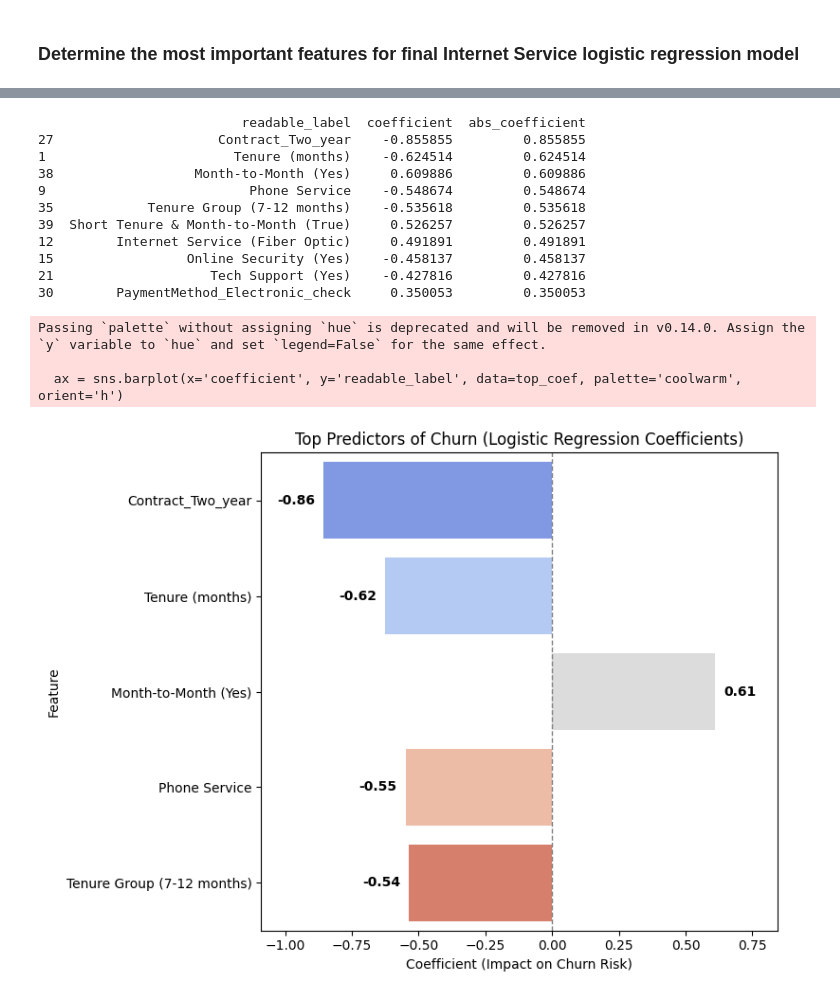
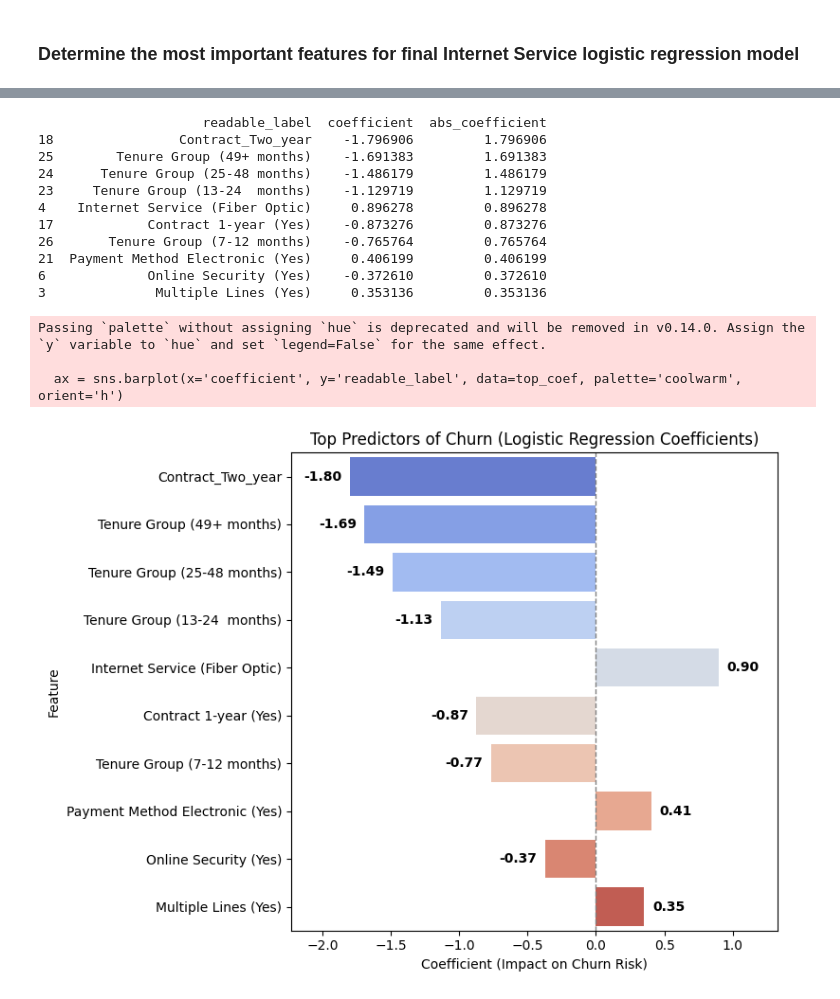
Before and after one commit to amschiltz/springboard_projects, a Jupyter notebook: Capstone_2/notebooks/04_telco_churn_modeling.ipynb, the cells around one changed output, grey strips where cells are left out. Saved outputs shown, nothing was run; the diff lists cells and outputs as text; code cells hidden in the pictures.

Commit message:
Revise model selection rationale, coefficient interpretation, and threshold justification for final logistic regression churn model

```diff
--- a/Capstone_2/notebooks/04_telco_churn_modeling.ipynb
+++ b/Capstone_2/notebooks/04_telco_churn_modeling.ipynb
@@ -1040,12 +851,0 @@ Note: In practice, the optimal model choice may depend on additional business fa
-# %%
-
-# Best params from GridSearchCV for Logistic Regression (All Features)
-# LogisticRegression(C=0.1, class_weight='balanced', max_iter=1000 random_state=42, solver='liblinear')
-
-final_logreg_all_features = LogisticRegression(
-    **grid.best_params_,
-    max_iter=1000,
-    random_state=SEED
-)
-
-final_logreg_all_features.fit(X_train_final_clean, y_train)
@@ -1057,12 +854,12 @@ LogisticRegression(C=0.1, class_weight='balanced', max_iter=1000,
 # %%
 # Best parameters: {'C': 1, 'class_weight': 'balanced', 'penalty': 'l2', 'solver': 'liblinear'}
 
-final_logreg_internet_service = LogisticRegression(
+final_logreg_all_add_ons = LogisticRegression(
     **internet_service_grid.best_params_,
     max_iter=1000,
     random_state=SEED
 )
-final_logreg_internet_service.fit(X_train_internet_service, y_train)
+final_logreg_all_add_ons.fit(X_train_all_add_ons, y_train)
 # %% [output]
 LogisticRegression(C=1, class_weight='balanced', max_iter=1000, random_state=42,
                    solver='liblinear')
@@ -1204,19 +922,20 @@ Top 10 important predictors for Final All Features Logistic Regression Model:
 # Determine most important predictors for final Internet Service logistic regression model
 
 # Get feature names and coefficients
-feature_names_internet_service = X_train_internet_service.columns
-coefs_internet_service = final_logreg_internet_service.coef_.flatten()
+feature_names_all_add_ons = X_train_all_add_ons.columns
+coefs_all_add_ons = final_logreg_all_add_ons.coef_.flatten()
 
 # Create DataFrame of features and coefficients
-coef_df_internet_service = pd.DataFrame({
-    'feature': feature_names_internet_service,
-    'coefficient': coefs_internet_service,
-    'abs_coefficient': np.abs(coefs_internet_service)
+coef_df_all_add_ons = pd.DataFrame({
+    'feature': feature_names_all_add_ons,
+    'coefficient': coefs_all_add_ons,
+    'abs_coefficient': np.abs(coefs_all_add_ons)
 })
 
 # Sort by absolute value of coefficient (importance)
-coef_df_internet_service = coef_df_internet_service.sort_values('abs_coefficient', ascending=False)
+coef_df_all_add_ons = coef_df_all_add_ons.sort_values('abs_coefficient', ascending=False)
 
 # Display top 10 predictors
-print(coef_df_internet_service.head(10))
+print("Top 10 important predictors for Final All Add-Ons Logistic Regression Model:")
+print(coef_df_all_add_ons.head(10))
 # %% [output]
@@ -1246,58 +994,58 @@ manifest = pd.read_csv('../references/telco_column_role_manifest_with_labels.csv
 feature_map = dict(zip(manifest['column_name'], manifest['readable_label']))
 
 # Map features in coef_df to readable labels
-coef_df['readable_label'] = coef_df['feature'].map(feature_map).fillna(coef_df['feature'])
+coef_df_all_add_ons['readable_label'] = coef_df_all_add_ons['feature'].map(feature_map).fillna(coef_df_all_add_ons['feature'])
 
 # Display top predictors with readable labels
-print(coef_df[['readable_label', 'coefficient', 'abs_coefficient']].head(10))
+print(coef_df_all_add_ons[['readable_label', 'coefficient', 'abs_coefficient']].head(10))
 # %% [output]
-                          readable_label  coefficient  abs_coefficient
-27                     Contract_Two_year    -0.855855         0.855855
-1                        Tenure (months)    -0.624514         0.624514
-38                  Month-to-Month (Yes)     0.609886         0.609886
-9                          Phone Service    -0.548674         0.548674
-35            Tenure Group (7-12 months)    -0.535618         0.535618
-39  Short Tenure & Month-to-Month (True)     0.526257         0.526257
-12        Internet Service (Fiber Optic)     0.491891         0.491891
-15                 Online Security (Yes)    -0.458137         0.458137
-21                    Tech Support (Yes)    -0.427816         0.427816
-30        PaymentMethod_Electronic_check     0.350053         0.350053
+                     readable_label  coefficient  abs_coefficient
+18                Contract_Two_year    -1.796906         1.796906
+25        Tenure Group (49+ months)    -1.691383         1.691383
+24      Tenure Group (25-48 months)    -1.486179         1.486179
+23     Tenure Group (13-24  months)    -1.129719         1.129719
+4    Internet Service (Fiber Optic)     0.896278         0.896278
+17            Contract 1-year (Yes)    -0.873276         0.873276
+26       Tenure Group (7-12 months)    -0.765764         0.765764
+21  Payment Method Electronic (Yes)     0.406199         0.406199
+6             Online Security (Yes)    -0.372610         0.372610
+3              Multiple Lines (Yes)     0.353136         0.353136
 # %%
 # Plot top predictors for churn from logistic regression model
 
-top_n = 5
-top_coef = coef_df.head(top_n).copy()
+top_n = 10
+top_coef = coef_df_all_add_ons.head(top_n).copy()
 plt.figure(figsize=(8, 6))  # Wide figure for more space
 ax = sns.barplot(x='coefficient', y='readable_label', data=top_coef, palette='coolwarm', orient='h')
 plt.title('Top Predictors of Churn (Logistic Regression Coefficients)')
 plt.xlabel('Coefficient (Impact on Churn Risk)')
 plt.ylabel('Feature')
 plt.axvline(0, color='gray', linestyle='--', linewidth=1)
 
 # Set x-limits to add more space for annotation text
 xlim = ax.get_xlim()
 x_pad = 0.1 * (xlim[1] - xlim[0])
 plt.xlim(xlim[0] - x_pad, xlim[1] + x_pad)
 
 # Annotate each bar with its coefficient value, always outside the bar
 for bar, coef in zip(ax.patches, top_coef['coefficient']):
     x = bar.get_width()
     y = bar.get_y() + bar.get_height() / 2
     if x >= 0:
         text_x = x + 0.02 * (xlim[1] - xlim[0])
         ha = 'left'
     else:
         text_x = x - 0.02 * (xlim[1] - xlim[0])
         ha = 'right'
     ax.text(text_x, y, f'{coef:.2f}', va='center', ha=ha, color='black', fontsize=10, fontweight='bold', clip_on=False)
 
 plt.tight_layout()
 plt.show()
 # %% [output]
 Passing `palette` without assigning `hue` is deprecated and will be removed in v0.14.0. Assign the `y` variable to `hue` and set `legend=False` for the same effect.
 
   ax = sns.barplot(x='coefficient', y='readable_label', data=top_coef, palette='coolwarm', orient='h')
-[figure, old version]
+[figure, new version]
 # %% [markdown]
 ### Comparison of Validation and Test Set Performance for Final Logistic Regression Model
 
```
Also changed, not shown: parts of 47 cells of this notebook, 2 other files.
